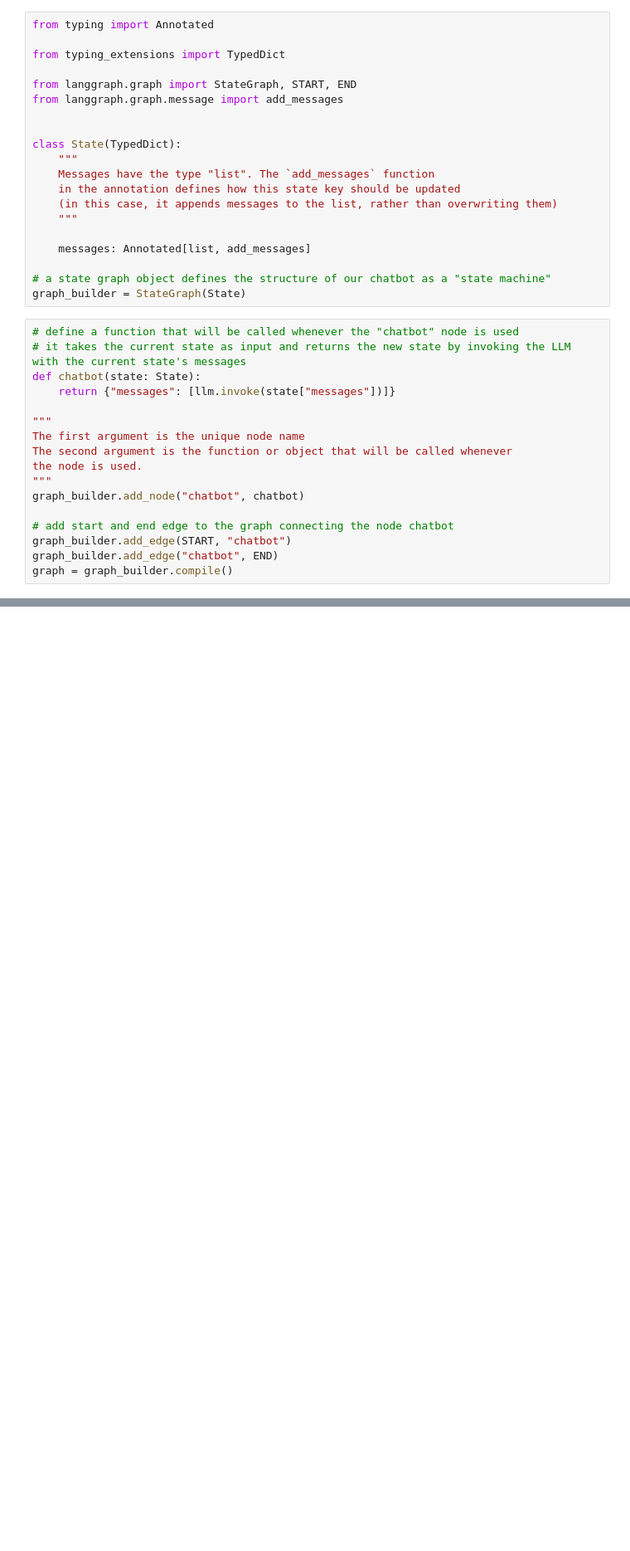
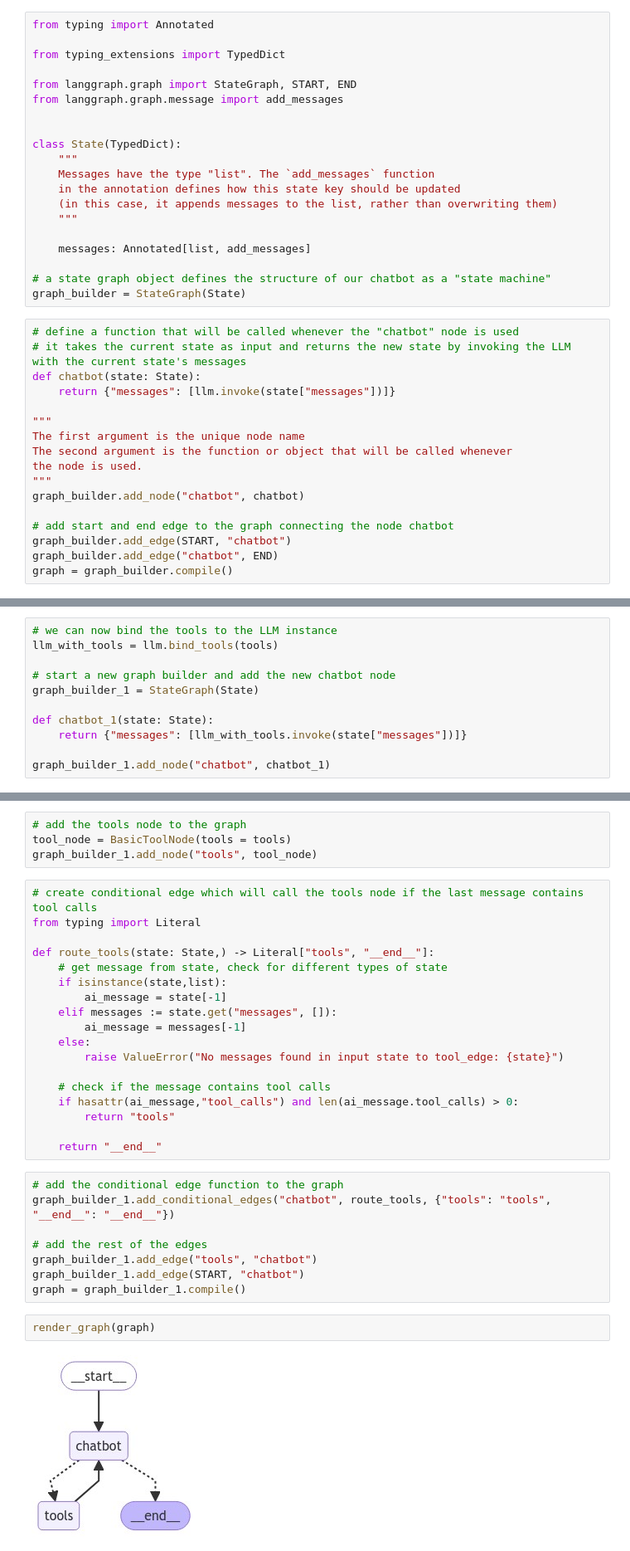
Before and after one commit to mrvictoru/LLM, a Jupyter notebook: src/langgraph_demo.ipynb, the cells around one changed output, grey strips where cells are left out. Shown at 83% size. Drawn from its saved outputs; the diff is of its cells as text; blank space fills up the shorter version.

```diff
--- a/src/langgraph_demo.ipynb
+++ b/src/langgraph_demo.ipynb
@@ -90,0 +102,11 @@ tool.invoke("How tall is the Eiffel Tower?")
+# %%
+# we can now bind the tools to the LLM instance
+llm_with_tools = llm.bind_tools(tools)
+
+# start a new graph builder and add the new chatbot node
+graph_builder_1 = StateGraph(State)
+
+def chatbot_1(state: State):
+    return {"messages": [llm_with_tools.invoke(state["messages"])]}
+
+graph_builder_1.add_node("chatbot", chatbot_1)
@@ -90,0 +141,34 @@ tool.invoke("How tall is the Eiffel Tower?")
+# %%
+# add the tools node to the graph
+tool_node = BasicToolNode(tools = tools)
+graph_builder_1.add_node("tools", tool_node)
+# %%
+# create conditional edge which will call the tools node if the last message contains tool calls
+from typing import Literal
+
+def route_tools(state: State,) -> Literal["tools", "__end__"]:
+    # get message from state, check for different types of state
+    if isinstance(state,list):
+        ai_message = state[-1]
+    elif messages := state.get("messages", []):
+        ai_message = messages[-1]
+    else:
+        raise ValueError("No messages found in input state to tool_edge: {state}")
+
+    # check if the message contains tool calls
+    if hasattr(ai_message,"tool_calls") and len(ai_message.tool_calls) > 0:
+        return "tools"
+
+    return "__end__"
+# %%
+# add the conditional edge function to the graph
+graph_builder_1.add_conditional_edges("chatbot", route_tools, {"tools": "tools", "__end__": "__end__"})
+
+# add the rest of the edges
+graph_builder_1.add_edge("tools", "chatbot")
+graph_builder_1.add_edge(START, "chatbot")
+graph = graph_builder_1.compile()
+# %%
+render_graph(graph)
+# %% [output]
+[figure, added]
```
Also changed, not shown: parts of 6 cells of this notebook, 1 other file.
